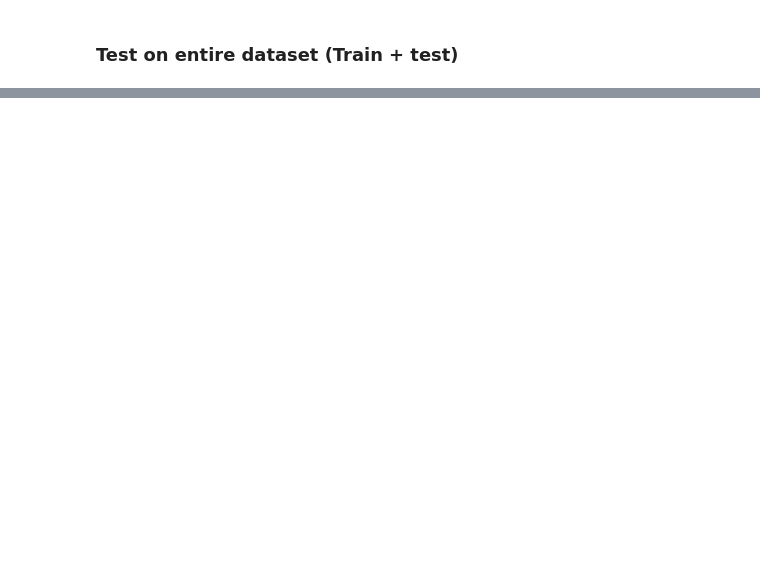
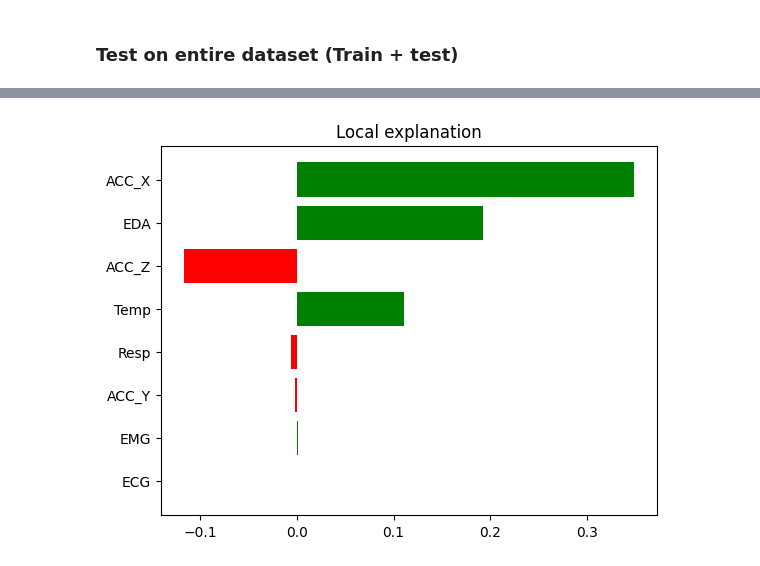
Before and after one commit to Yranshevare/XAI_For_Stress_and_Mental_Health_Prediction, a Jupyter notebook: ModelTraining/train3.ipynb, the cells around one changed output, grey strips where cells are left out. Saved outputs shown, nothing was run; the diff lists cells and outputs as text; code cells hidden in the pictures; blank space fills up the shorter version.

```diff
--- a/ModelTraining/train3.ipynb
+++ b/ModelTraining/train3.ipynb
@@ -262,0 +236,19 @@ print(results)
+# %%
+from lime.lime_tabular import LimeTabularExplainer
+
+explainer = LimeTabularExplainer(
+    training_data=X_train.values,
+    feature_names=X_train.columns,
+    mode="regression",
+    discretize_continuous=False
+)
+# %%
+input_data = pd.DataFrame([[0.88, -0.13, -0.28, 0.01, 0.005, 1.29, 31.30, -0.40]])
+
+explanation = explainer.explain_instance(
+    data_row=input_data.iloc[0],
+    predict_fn=model.predict,
+    num_features=8
+)
+
+explanation.as_list()
@@ -262,0 +264,7 @@ print(results)
+# %%
+import matplotlib.pyplot as plt
+
+fig = explanation.as_pyplot_figure()
+plt.show()
+# %% [output]
+[figure, added]
```
Also changed, not shown: parts of 11 cells of this notebook, 7 other files.
